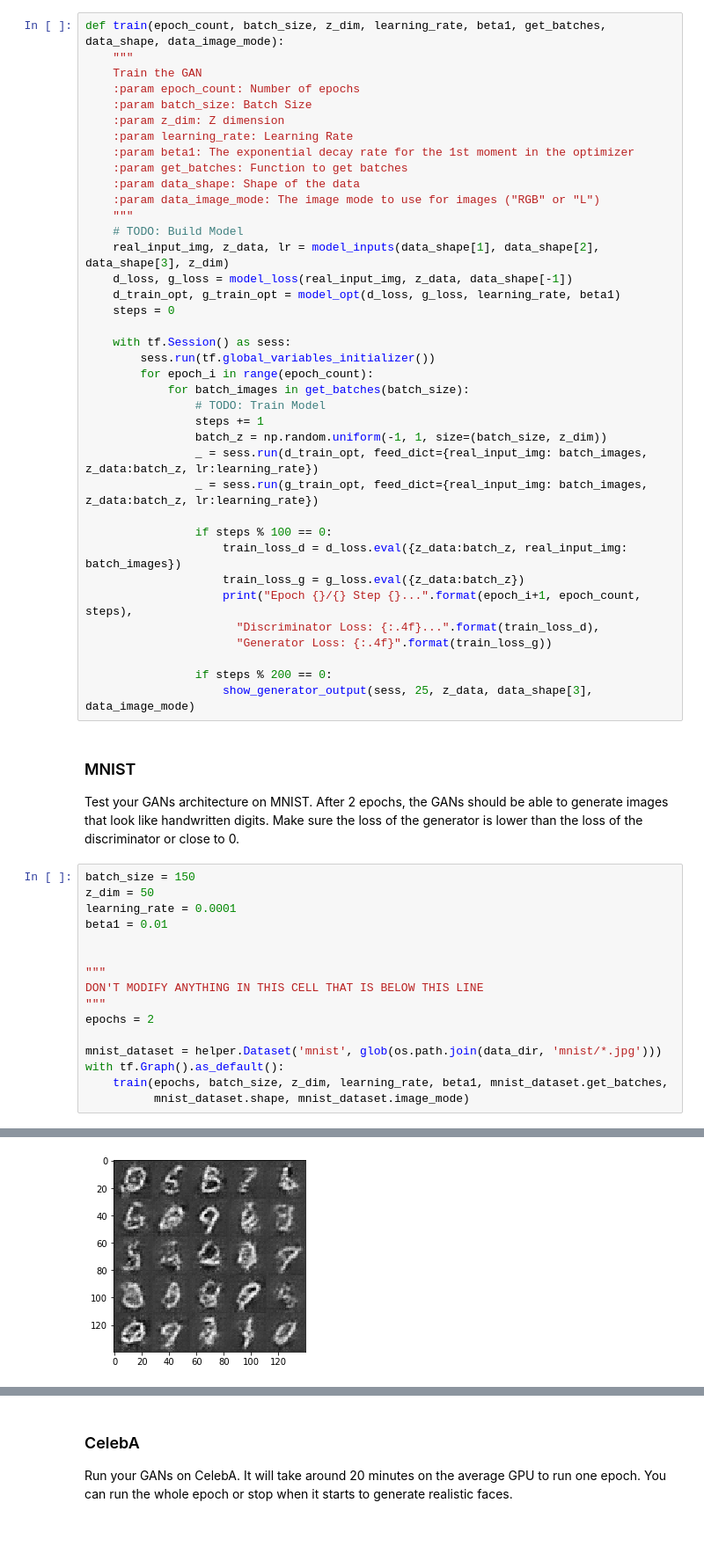
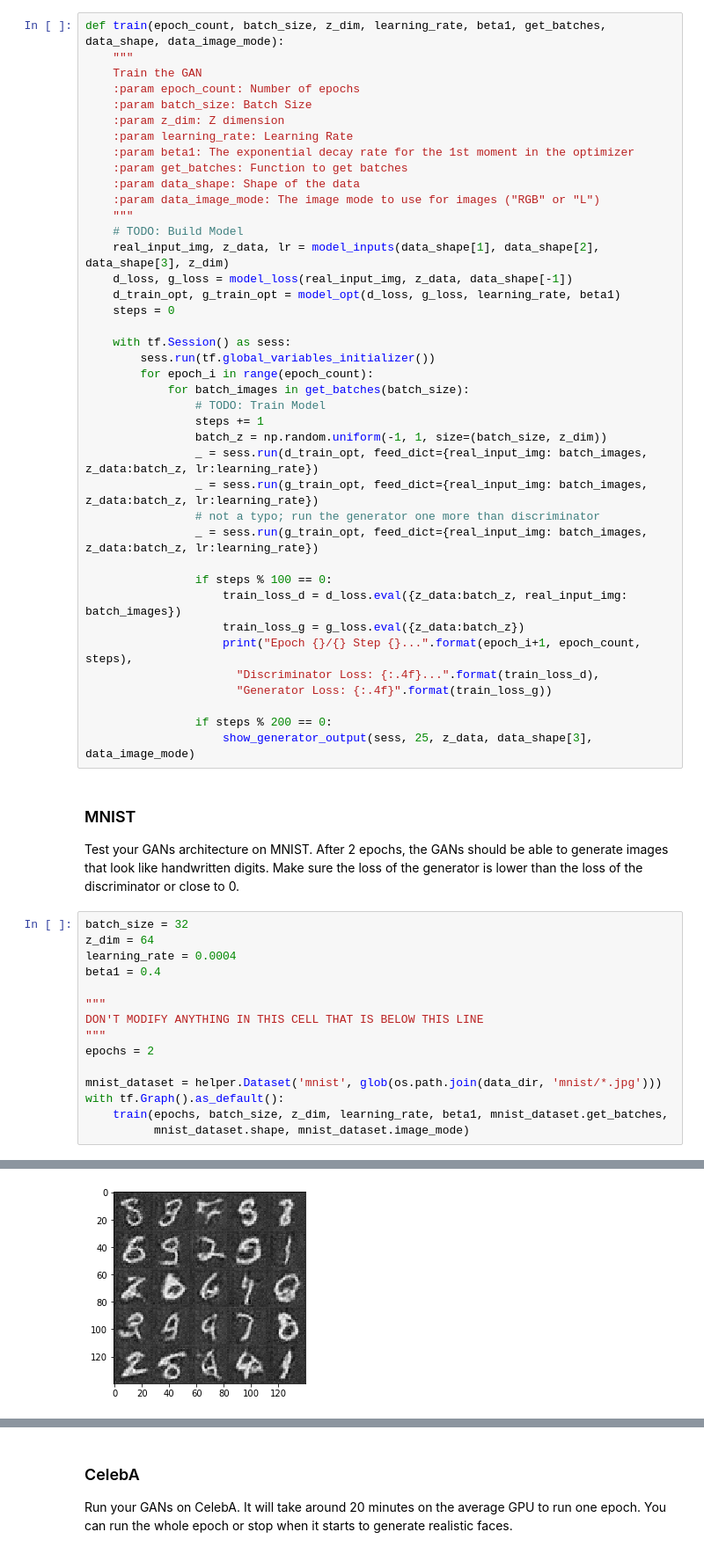
Before and after one commit to luqmanhakim/face-generation, a Jupyter notebook: dlnd_face_generation.ipynb, the cells around one changed output, grey strips where cells are left out. Shown at 88% size. Cells and saved outputs as stored; diff of their text form.

```diff
--- a/dlnd_face_generation.ipynb
+++ b/dlnd_face_generation.ipynb
@@ -356,6 +358,8 @@ def train(epoch_count, batch_size, z_dim, learning_rate, beta1, get_batches, dat
                 batch_z = np.random.uniform(-1, 1, size=(batch_size, z_dim))
                 _ = sess.run(d_train_opt, feed_dict={real_input_img: batch_images, z_data:batch_z, lr:learning_rate})
                 _ = sess.run(g_train_opt, feed_dict={real_input_img: batch_images, z_data:batch_z, lr:learning_rate})
+                # not a typo; run the generator one more than discriminator
+                _ = sess.run(g_train_opt, feed_dict={real_input_img: batch_images, z_data:batch_z, lr:learning_rate})
 
                 if steps % 100 == 0:
                     train_loss_d = d_loss.eval({z_data:batch_z, real_input_img: batch_images})
@@ -370,11 +374,10 @@ def train(epoch_count, batch_size, z_dim, learning_rate, beta1, get_batches, dat
 ### MNIST
 Test your GANs architecture on MNIST.  After 2 epochs, the GANs should be able to generate images that look like handwritten digits.  Make sure the loss of the generator is lower than the loss of the discriminator or close to 0.
 # %%
-batch_size = 150
-z_dim = 50
-learning_rate = 0.0001
-beta1 = 0.01
-
+batch_size = 32
+z_dim = 64
+learning_rate = 0.0004
+beta1 = 0.4
 
 """
 DON'T MODIFY ANYTHING IN THIS CELL THAT IS BELOW THIS LINE
@@ -402 +405 @@ Epoch 2/2 Step 800... Discriminator Loss: 1.1151... Generator Loss: 0.6959
-[figure, old version]
+[figure, new version]
```
Also changed, not shown: parts of 4 cells of this notebook.
